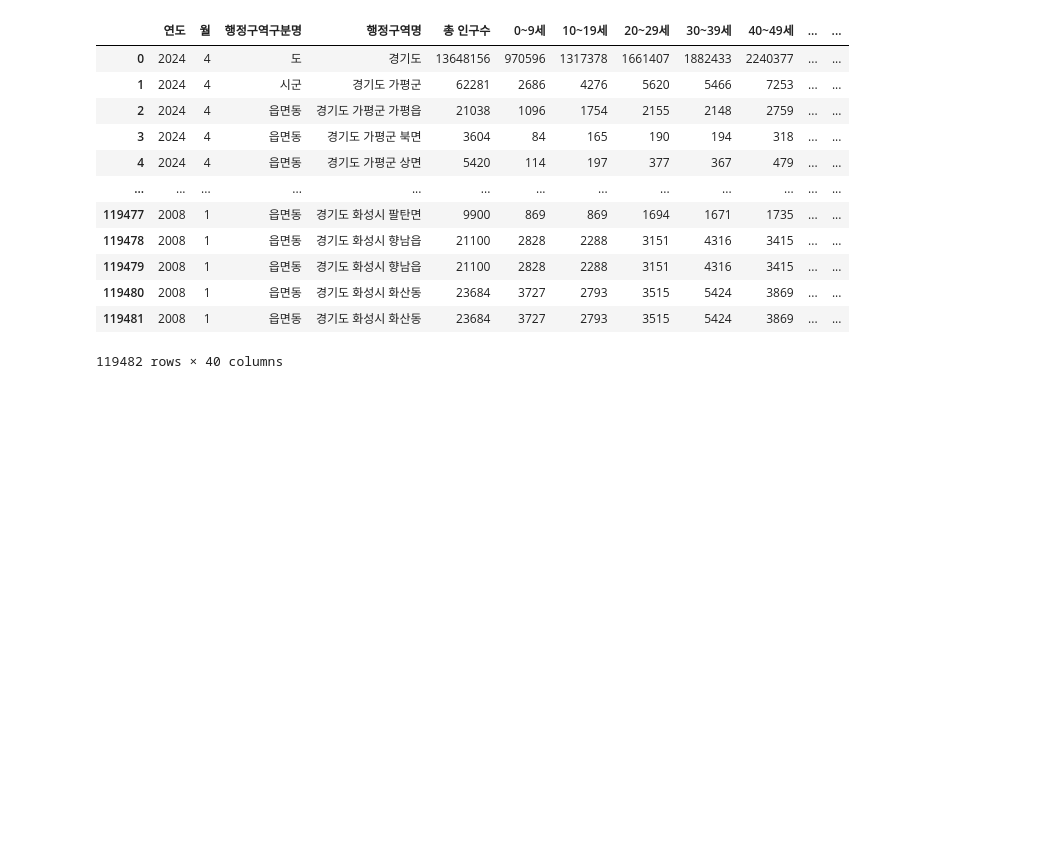
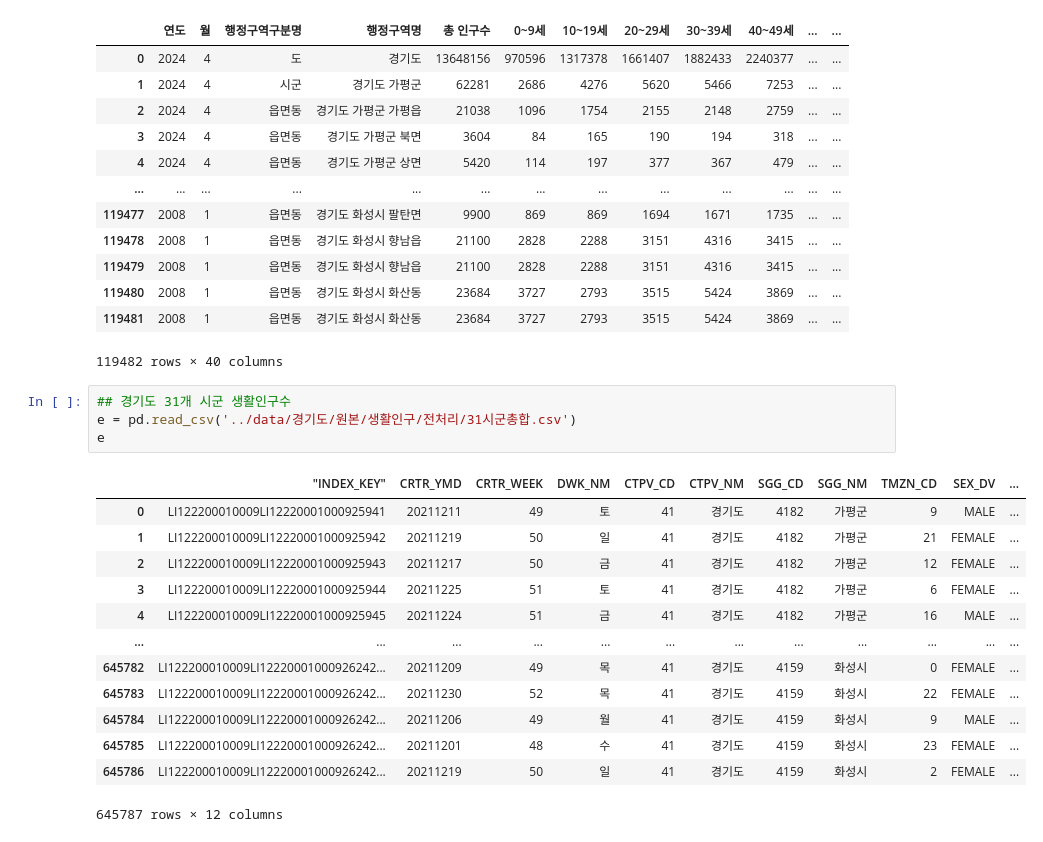
Before and after one commit to WoSIN98/Ubion_, a Jupyter notebook: local/발표/0615데이터셋.ipynb, the cells around one changed output. Cells and saved outputs as stored; diff of their text form; blank space fills up the shorter version.

```diff
--- a/local/발표/0615데이터셋.ipynb
+++ b/local/발표/0615데이터셋.ipynb
@@ -124,3 +126,21 @@ d
 | 119480 | 2008 | 1 | 읍면동 | 경기도 화성시 화산동 | 23684 | 3727 | 2793 | 3515 | 5424 | 3869 | ... | ... |
 | 119481 | 2008 | 1 | 읍면동 | 경기도 화성시 화산동 | 23684 | 3727 | 2793 | 3515 | 5424 | 3869 | ... | ... |
 119482 rows × 40 columns
+# %%
+## 경기도 31개 시군 생활인구수
+e = pd.read_csv('../data/경기도/원본/생활인구/전처리/31시군총합.csv')
+e
+# %% [output]
+|  | ﻿"INDEX_KEY" | CRTR_YMD | CRTR_WEEK | DWK_NM | CTPV_CD | CTPV_NM | SGG_CD | SGG_NM | TMZN_CD | SEX_DV | ... |
+| 0 | LI122200010009LI12220001000925941 | 20211211 | 49 | 토 | 41 | 경기도 | 4182 | 가평군 | 9 | MALE | ... |
+| 1 | LI122200010009LI12220001000925942 | 20211219 | 50 | 일 | 41 | 경기도 | 4182 | 가평군 | 21 | FEMALE | ... |
+| 2 | LI122200010009LI12220001000925943 | 20211217 | 50 | 금 | 41 | 경기도 | 4182 | 가평군 | 12 | FEMALE | ... |
+| 3 | LI122200010009LI12220001000925944 | 20211225 | 51 | 토 | 41 | 경기도 | 4182 | 가평군 | 6 | FEMALE | ... |
+| 4 | LI122200010009LI12220001000925945 | 20211224 | 51 | 금 | 41 | 경기도 | 4182 | 가평군 | 16 | MALE | ... |
+| ... | ... | ... | ... | ... | ... | ... | ... | ... | ... | ... | ... |
+| 645782 | LI122200010009LI12220001000926242... | 20211209 | 49 | 목 | 41 | 경기도 | 4159 | 화성시 | 0 | FEMALE | ... |
+| 645783 | LI122200010009LI12220001000926242... | 20211230 | 52 | 목 | 41 | 경기도 | 4159 | 화성시 | 22 | FEMALE | ... |
+| 645784 | LI122200010009LI12220001000926242... | 20211206 | 49 | 월 | 41 | 경기도 | 4159 | 화성시 | 9 | MALE | ... |
+| 645785 | LI122200010009LI12220001000926242... | 20211201 | 48 | 수 | 41 | 경기도 | 4159 | 화성시 | 23 | FEMALE | ... |
+| 645786 | LI122200010009LI12220001000926242... | 20211219 | 50 | 일 | 41 | 경기도 | 4159 | 화성시 | 2 | FEMALE | ... |
+645787 rows × 12 columns
```
Also changed, not shown: parts of 1 cell of this notebook, 13 other files.
